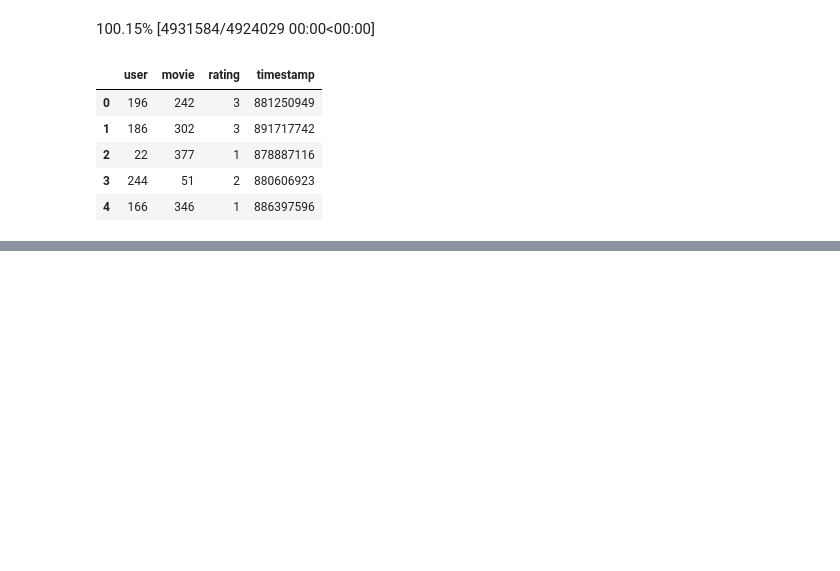
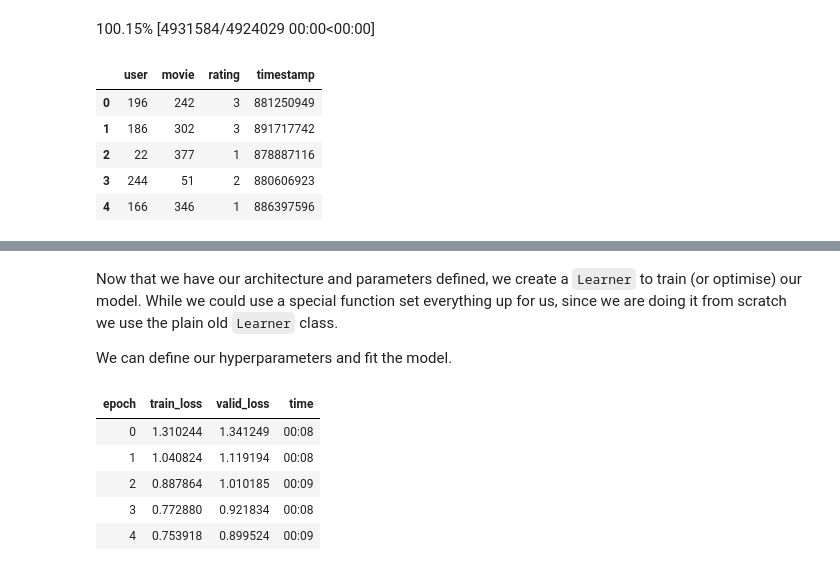
Before and after one commit to frank-895/machine_learning_journey, a Jupyter notebook: collaborative_filtering/collaborative_filtering.ipynb, the cells around one changed output, grey strips where cells are left out. Cells and saved outputs as stored; diff of their text form; code cells hidden in the pictures; blank space fills up the shorter version.

Commit message:
model built, from scratch

```diff
--- a/collaborative_filtering/collaborative_filtering.ipynb
+++ b/collaborative_filtering/collaborative_filtering.ipynb
@@ -42,0 +87,8 @@ It's worth noting that the values we try to predict don't have to be ratings, it
+# %%
+n_users = len(dls.classes['user'])
+n_movies = len(dls.classes['title'])
+n_factors = 5
+
+# we won't actually use this, just for illustrative purposes
+user_factors = torch.randn(n_users, n_factors) # create an embedding matrix, initially random
+movie_factors = torch.randn(n_movies, n_factors) # create an embedding matrix, initially random
@@ -42,0 +122,30 @@ It's worth noting that the values we try to predict don't have to be ratings, it
+# %%
+class DotProduct(Module):
+  def __init__(self, n_users, n_movies, n_factors):
+    self.user_factors = Embedding(n_users, n_factors)
+    self.movie_factors = Embedding(n_movies, n_factors)
+
+  def forward(self, x):
+    users = self.user_factors(x[:,0])
+    movies = self.movie_factors(x[:,1])
+    return (users * movies).sum(dim=1)
+# %% [markdown]
+Now that we have our architecture and parameters defined, we create a `Learner` to train (or optimise) our model. While we could use a special function set everything up for us, since we are doing it from scratch we use the plain old `Learner` class.
+
+We can define our hyperparameters and fit the model.
+# %%
+model = DotProduct(n_users, n_movies, 50)
+learn = Learner(
+    dls,
+    model,
+    loss_func=MSELossFlat()
+)
+# %%
+learn.fit_one_cycle(5, 5e-3)
+# %% [output]
+| epoch | train_loss | valid_loss | time |
+| 0 | 1.310244 | 1.341249 | 00:08 |
+| 1 | 1.040824 | 1.119194 | 00:08 |
+| 2 | 0.887864 | 1.010185 | 00:09 |
+| 3 | 0.772880 | 0.921834 | 00:08 |
+| 4 | 0.753918 | 0.899524 | 00:09 |
```
Also changed, not shown: parts of 14 cells of this notebook.
